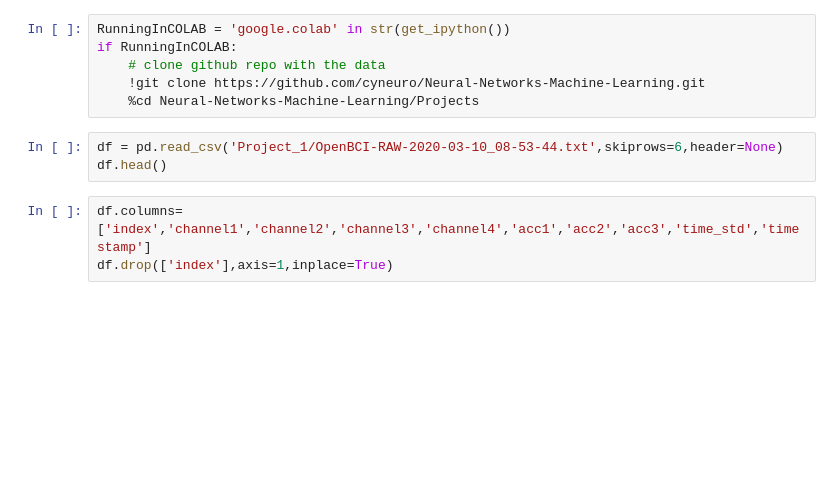
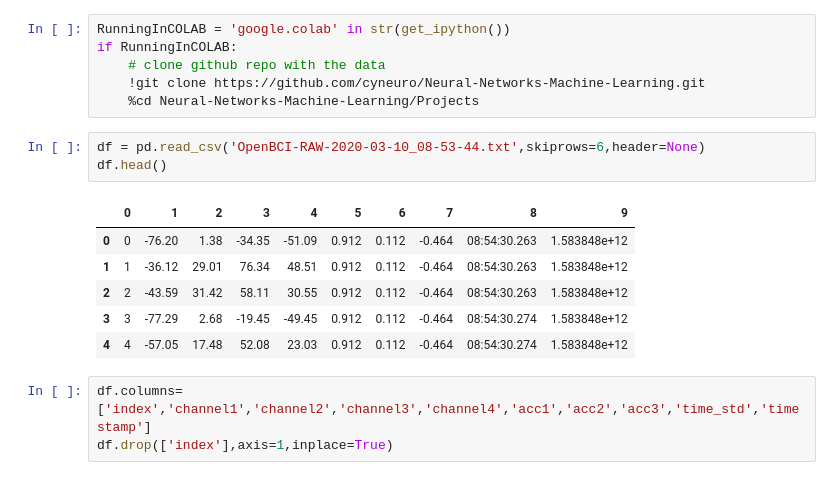
Before and after one commit to vincentpaino/CS-4540-Notebooks, a Jupyter notebook: week3/EEG_eyes_open__closed_alpha_waves.ipynb, the cells around one changed output. Drawn from its saved outputs; the diff is of its cells as text; blank space fills up the shorter version.

```diff
--- a/week3/EEG_eyes_open__closed_alpha_waves.ipynb
+++ b/week3/EEG_eyes_open__closed_alpha_waves.ipynb
@@ -45,8 +43,15 @@ if RunningInCOLAB:
     !git clone https://github.com/cyneuro/Neural-Networks-Machine-Learning.git
     %cd Neural-Networks-Machine-Learning/Projects
 # %%
-df = pd.read_csv('Project_1/OpenBCI-RAW-2020-03-10_08-53-44.txt',skiprows=6,header=None)
+df = pd.read_csv('OpenBCI-RAW-2020-03-10_08-53-44.txt',skiprows=6,header=None)
 df.head()
+# %% [output]
+|  | 0 | 1 | 2 | 3 | 4 | 5 | 6 | 7 | 8 | 9 |
+| 0 | 0 | -76.20 | 1.38 | -34.35 | -51.09 | 0.912 | 0.112 | -0.464 | 08:54:30.263 | 1.583848e+12 |
+| 1 | 1 | -36.12 | 29.01 | 76.34 | 48.51 | 0.912 | 0.112 | -0.464 | 08:54:30.263 | 1.583848e+12 |
+| 2 | 2 | -43.59 | 31.42 | 58.11 | 30.55 | 0.912 | 0.112 | -0.464 | 08:54:30.263 | 1.583848e+12 |
+| 3 | 3 | -77.29 | 2.68 | -19.45 | -49.45 | 0.912 | 0.112 | -0.464 | 08:54:30.274 | 1.583848e+12 |
+| 4 | 4 | -57.05 | 17.48 | 52.08 | 23.03 | 0.912 | 0.112 | -0.464 | 08:54:30.274 | 1.583848e+12 |
 # %%
 df.columns=['index','channel1','channel2','channel3','channel4','acc1','acc2','acc3','time_std','timestamp']
 df.drop(['index'],axis=1,inplace=True)
```
Also changed, not shown: parts of 20 cells of this notebook.
